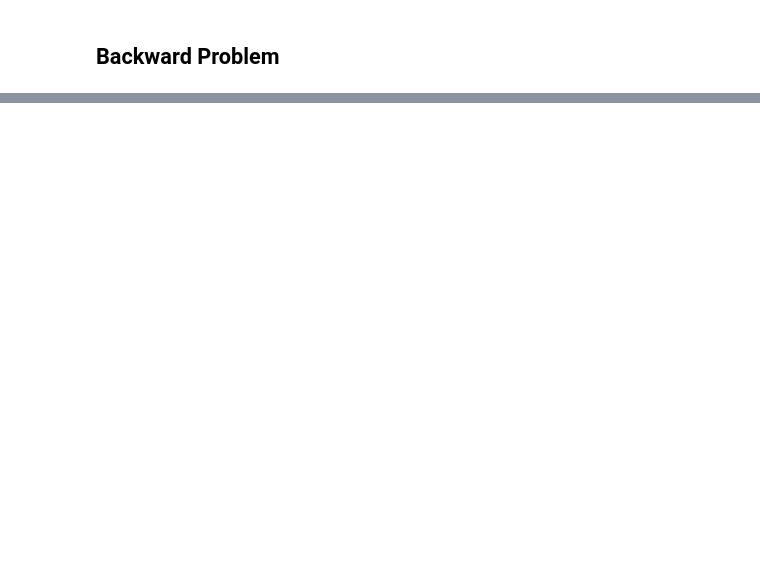
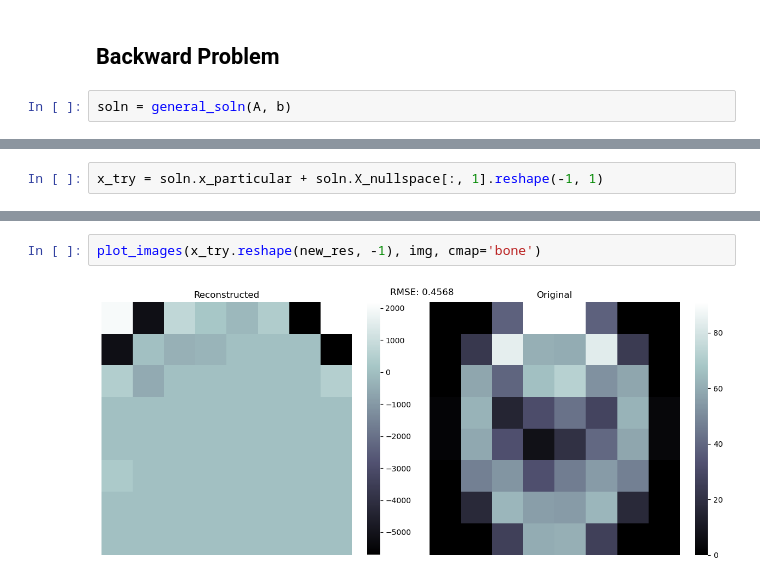
Before and after one commit to aakashks/CT-Reconstruction-2D, a Jupyter notebook: test_notebooks/test_shepp_logan.ipynb, the cells around one changed output, grey strips where cells are left out. Cells and saved outputs as stored; diff of their text form; blank space fills up the shorter version.

```diff
--- a/test_notebooks/test_shepp_logan.ipynb
+++ b/test_notebooks/test_shepp_logan.ipynb
@@ -49,2 +45,4 @@ b.shape
 # %% [markdown]
 ## Backward Problem
+# %%
+soln = general_soln(A, b)
@@ -50,0 +53,2 @@ b.shape
+# %%
+x_try = soln.x_particular + soln.X_nullspace[:, 1].reshape(-1, 1)
@@ -55,0 +61,4 @@ plot_images(x.reshape(new_res, -1), img, cmap='bone')
+# %%
+plot_images(x_try.reshape(new_res, -1), img, cmap='bone')
+# %% [output]
+[figure, added]
```
Also changed, not shown: parts of 10 cells of this notebook, 3 other files.
